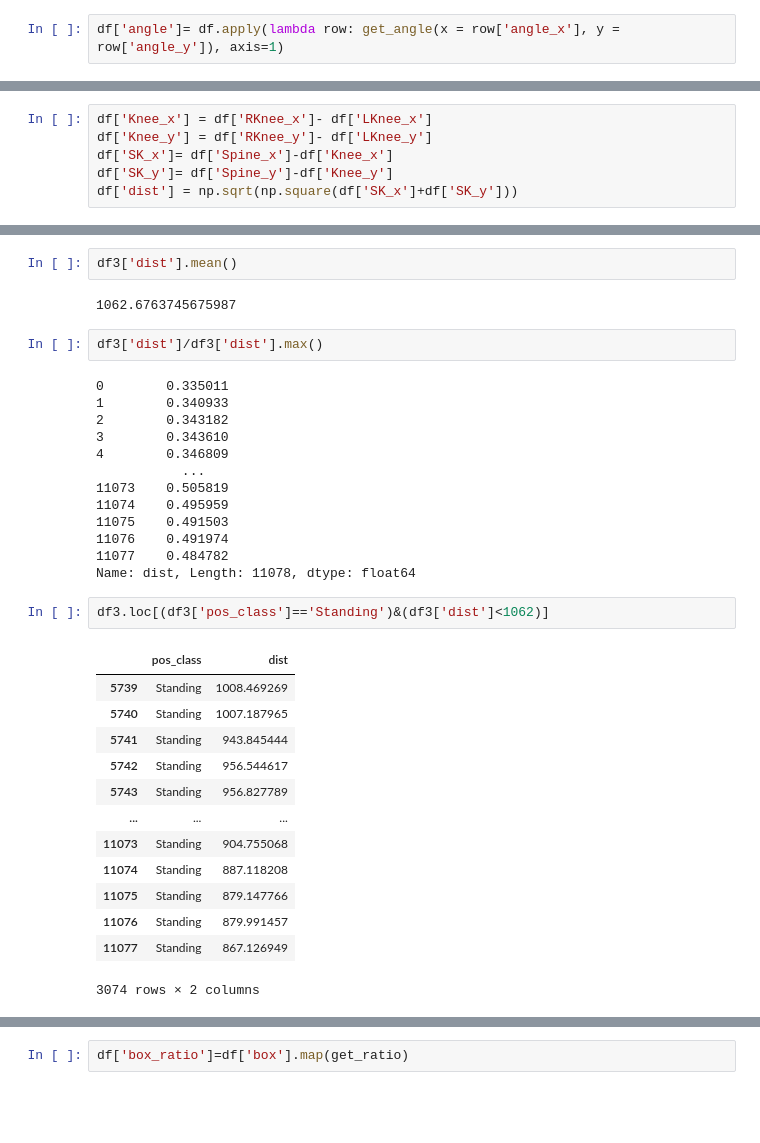
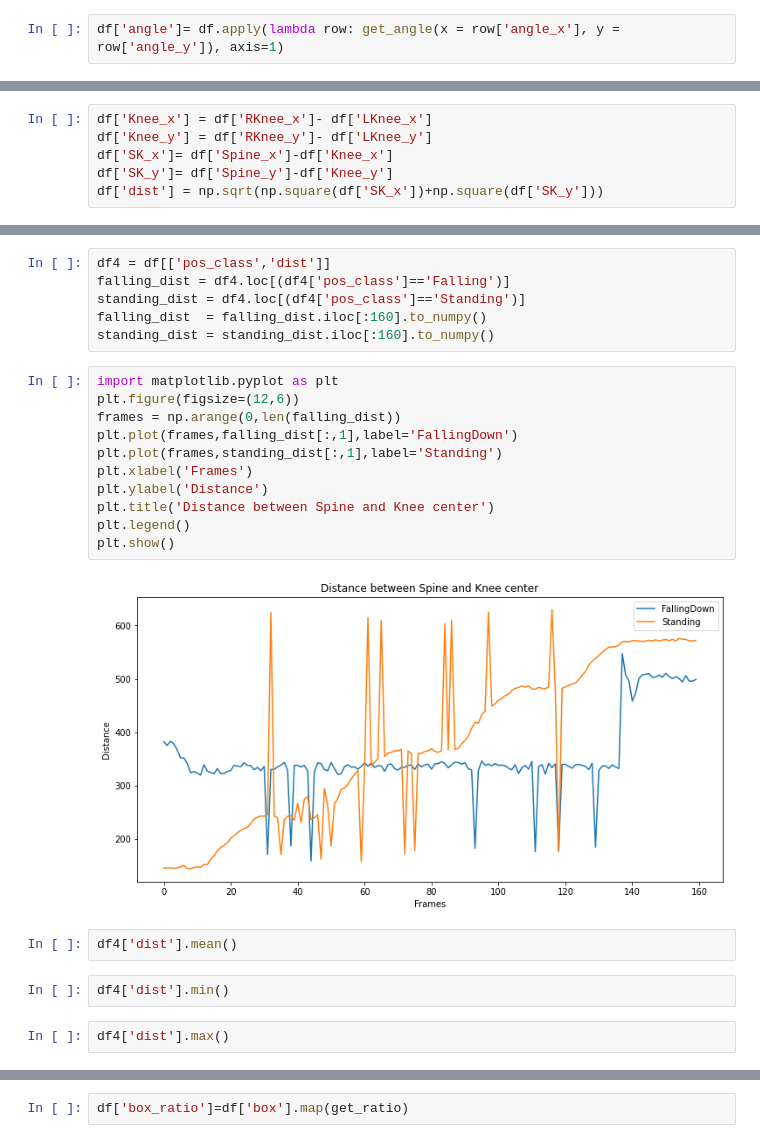
Before and after one commit to rashidch/View-Invariant-Framework-for-Human-Fall-Detection, a Jupyter notebook: train/joints data analysis.ipynb, the cells around one changed output, grey strips where cells are left out. Saved outputs shown, nothing was run; the diff lists cells and outputs as text; blank space fills up the shorter version.

```diff
--- a/train/joints data analysis.ipynb
+++ b/train/joints data analysis.ipynb
@@ -96,4 +229,4 @@ df['Knee_x'] = df['RKnee_x']- df['LKnee_x']
 df['Knee_y'] = df['RKnee_y']- df['LKnee_y']
 df['SK_x']= df['Spine_x']-df['Knee_x']
 df['SK_y']= df['Spine_y']-df['Knee_y']
-df['dist'] = np.sqrt(np.square(df['SK_x']+df['SK_y']))
+df['dist'] = np.sqrt(np.square(df['SK_x'])+np.square(df['SK_y']))
@@ -102,35 +233,25 @@ df3 = df[['pos_class','dist']]
+# %%
+df4 = df[['pos_class','dist']]
+falling_dist = df4.loc[(df4['pos_class']=='Falling')]
+standing_dist = df4.loc[(df4['pos_class']=='Standing')]
+falling_dist  = falling_dist.iloc[:160].to_numpy()
+standing_dist = standing_dist.iloc[:160].to_numpy()
+# %%
+import matplotlib.pyplot as plt
+plt.figure(figsize=(12,6))
+frames = np.arange(0,len(falling_dist))
+plt.plot(frames,falling_dist[:,1],label='FallingDown')
+plt.plot(frames,standing_dist[:,1],label='Standing')
+plt.xlabel('Frames')
+plt.ylabel('Distance')
+plt.title('Distance between Spine and Knee center')
+plt.legend()
+plt.show()
+# %% [output]
+[figure, added]
 # %%
-df3['dist'].mean()
+df4['dist'].mean()
-# %% [output]
-1062.6763745675987
+# %%
+df4['dist'].min()
 # %%
-df3['dist']/df3['dist'].max()
+df4['dist'].max()
-# %% [output]
-0        0.335011
-1        0.340933
-2        0.343182
-3        0.343610
-4        0.346809
-           ...
-11073    0.505819
-11074    0.495959
-11075    0.491503
-11076    0.491974
-11077    0.484782
-Name: dist, Length: 11078, dtype: float64
-# %%
-df3.loc[(df3['pos_class']=='Standing')&(df3['dist']<1062)]
-# %% [output]
-|  | pos_class | dist |
-| 5739 | Standing | 1008.469269 |
-| 5740 | Standing | 1007.187965 |
-| 5741 | Standing | 943.845444 |
-| 5742 | Standing | 956.544617 |
-| 5743 | Standing | 956.827789 |
-| ... | ... | ... |
-| 11073 | Standing | 904.755068 |
-| 11074 | Standing | 887.118208 |
-| 11075 | Standing | 879.147766 |
-| 11076 | Standing | 879.991457 |
-| 11077 | Standing | 867.126949 |
-3074 rows × 2 columns
```
Also changed, not shown: parts of 103 cells of this notebook, 11 other files.
